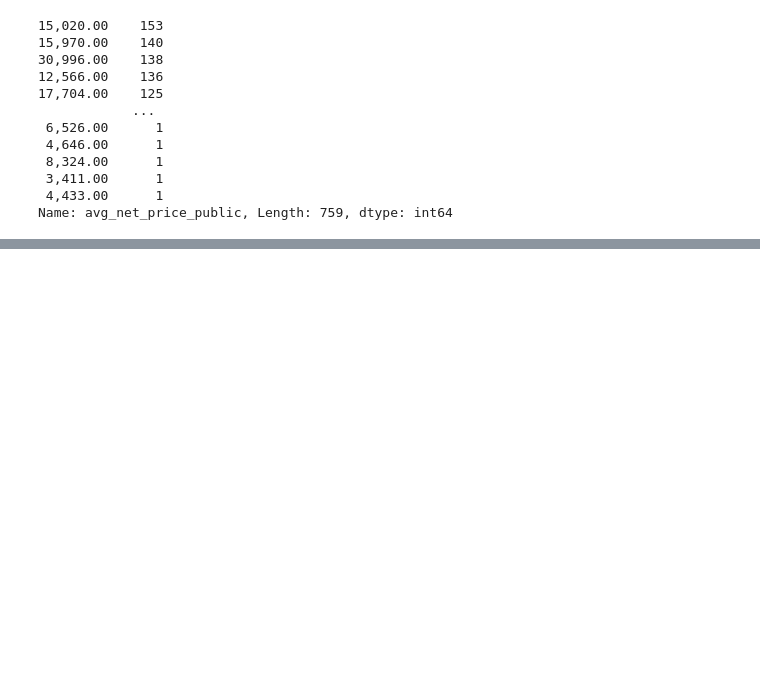
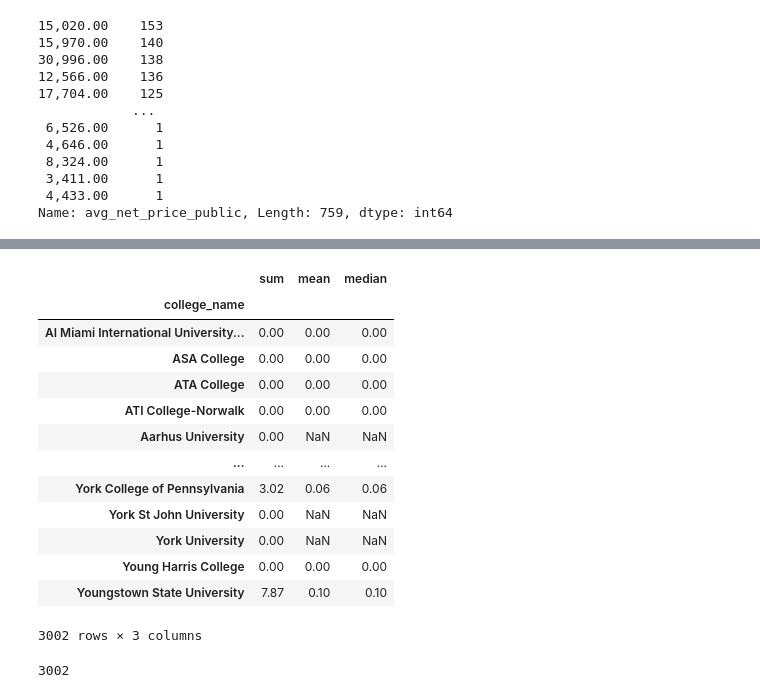
Before and after one commit to CDM-College-ROI/capstone_working_repo, a Jupyter notebook: ds_folder/explore_workbook.ipynb, the cells around one changed output, grey strips where cells are left out. Cells and saved outputs as stored; diff of their text form; code cells hidden in the pictures; blank space fills up the shorter version.

Commit message:
Tuesday; added to explore_workbook

```diff
--- a/ds_folder/explore_workbook.ipynb
+++ b/ds_folder/explore_workbook.ipynb
@@ -150,0 +296,2 @@ new_df.groupby(new_df[''])
+# %%
+explore_df['roi_5yr'] = median_earnings_by_degree_5yr - (net_college_cost+counter_earnings_5yr)
@@ -150,0 +316,2 @@ new_df.groupby(new_df[''])
+# %%
+median_earnings_by_degree_10yr = (explore_df['2017'] + explore_df['2018'] + explore_df['2019'] + explore_df['2019']*1.02 + (explore_df['2019']*1.02)*1.02) + ((explore_df['2019']*1.02)*1.02)*1.02 + (((explore_df['2019']*1.02)*1.02)*1.02)*1.02 + ((((explore_df['2019']*1.02)*1.02)*1.02)*1.02)*1.02 + (((((explore_df['2019']*1.02)*1.02)*1.02)*1.02)*1.02)*1.02 + ((((((explore_df['2019']*1.02)*1.02)*1.02)*1.02)*1.02)*1.02)*1.02
@@ -150,0 +320,5 @@ new_df.groupby(new_df[''])
+# %%
+
+counter_earnings_10yr = (39070*14)
+# %%
+explore_df['roi_10yr'] = median_earnings_by_degree_10yr - (net_college_cost+counter_earnings_10yr)
@@ -150,0 +391,21 @@ new_df.groupby(new_df[''])
+# %%
+explore_df.groupby(explore_df['college_name'])['deg_percent_awarded_engineering'].agg([sum, 'mean', 'median'], axis=1)
+# %% [output]
+|  | sum | mean | median |
+| college_name |  |  |  |
+| AI Miami International University... | 0.00 | 0.00 | 0.00 |
+| ASA College | 0.00 | 0.00 | 0.00 |
+| ATA College | 0.00 | 0.00 | 0.00 |
+| ATI College-Norwalk | 0.00 | 0.00 | 0.00 |
+| Aarhus University | 0.00 | NaN | NaN |
+| ... | ... | ... | ... |
+| York College of Pennsylvania | 3.02 | 0.06 | 0.06 |
+| York St John University | 0.00 | NaN | NaN |
+| York University | 0.00 | NaN | NaN |
+| Young Harris College | 0.00 | 0.00 | 0.00 |
+| Youngstown State University | 7.87 | 0.10 | 0.10 |
+3002 rows × 3 columns
+# %%
+explore_df.college_name.nunique()
+# %% [output]
+3002
```
Also changed, not shown: parts of 42 cells of this notebook.
